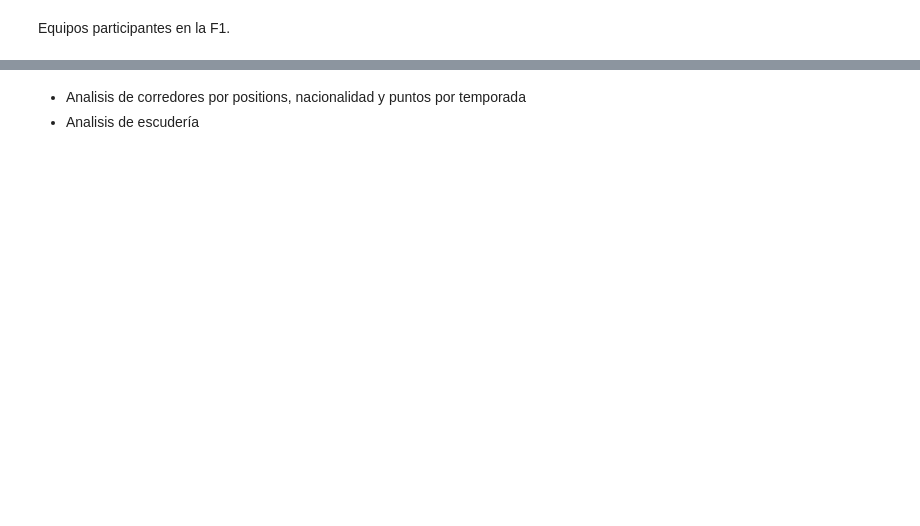
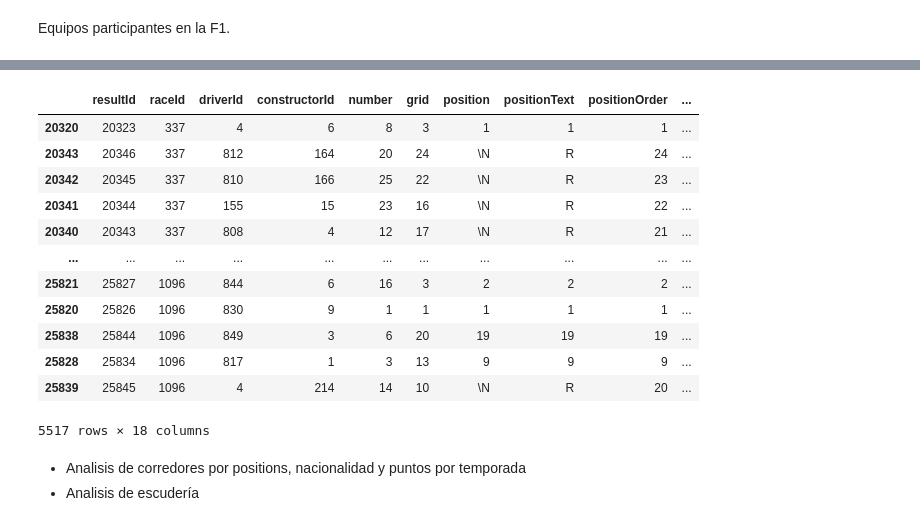
Before and after one commit to SABRIS13/F1_Analisis, a Jupyter notebook: Analisis_Formula_1.ipynb, the cells around one changed output, grey strips where cells are left out. Cells and saved outputs as stored; diff of their text form; code cells hidden in the pictures; blank space fills up the shorter version.

```diff
--- a/Analisis_Formula_1.ipynb
+++ b/Analisis_Formula_1.ipynb
@@ -375,3 +417,22 @@ constructors
+# %%
+results.drop(["positionText","position","number"],axis=1)
+results_race_2010_2022=filtar_2010_2022(results)
+# %%
+results_race_2010_2022
+# %% [output]
+|  | resultId | raceId | driverId | constructorId | number | grid | position | positionText | positionOrder | ... |
+| 20320 | 20323 | 337 | 4 | 6 | 8 | 3 | 1 | 1 | 1 | ... |
+| 20343 | 20346 | 337 | 812 | 164 | 20 | 24 | \N | R | 24 | ... |
+| 20342 | 20345 | 337 | 810 | 166 | 25 | 22 | \N | R | 23 | ... |
+| 20341 | 20344 | 337 | 155 | 15 | 23 | 16 | \N | R | 22 | ... |
+| 20340 | 20343 | 337 | 808 | 4 | 12 | 17 | \N | R | 21 | ... |
+| ... | ... | ... | ... | ... | ... | ... | ... | ... | ... | ... |
+| 25821 | 25827 | 1096 | 844 | 6 | 16 | 3 | 2 | 2 | 2 | ... |
+| 25820 | 25826 | 1096 | 830 | 9 | 1 | 1 | 1 | 1 | 1 | ... |
+| 25838 | 25844 | 1096 | 849 | 3 | 6 | 20 | 19 | 19 | 19 | ... |
+| 25828 | 25834 | 1096 | 817 | 1 | 3 | 13 | 9 | 9 | 9 | ... |
+| 25839 | 25845 | 1096 | 4 | 214 | 14 | 10 | \N | R | 20 | ... |
+5517 rows × 18 columns
 # %% [markdown]
 * Analisis de corredores por positions, nacionalidad y puntos por temporada
 * Analisis de escudería
```
Also changed, not shown: parts of 23 cells of this notebook.
